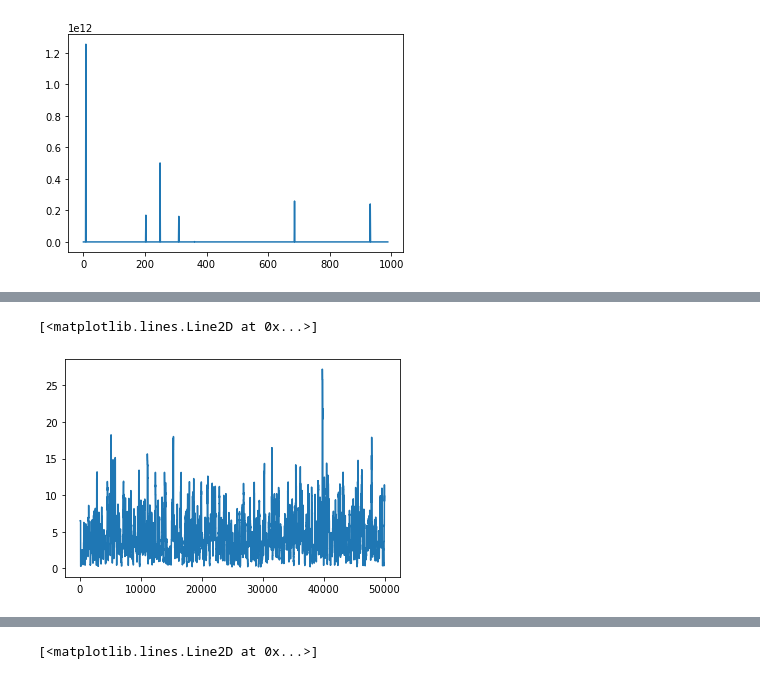
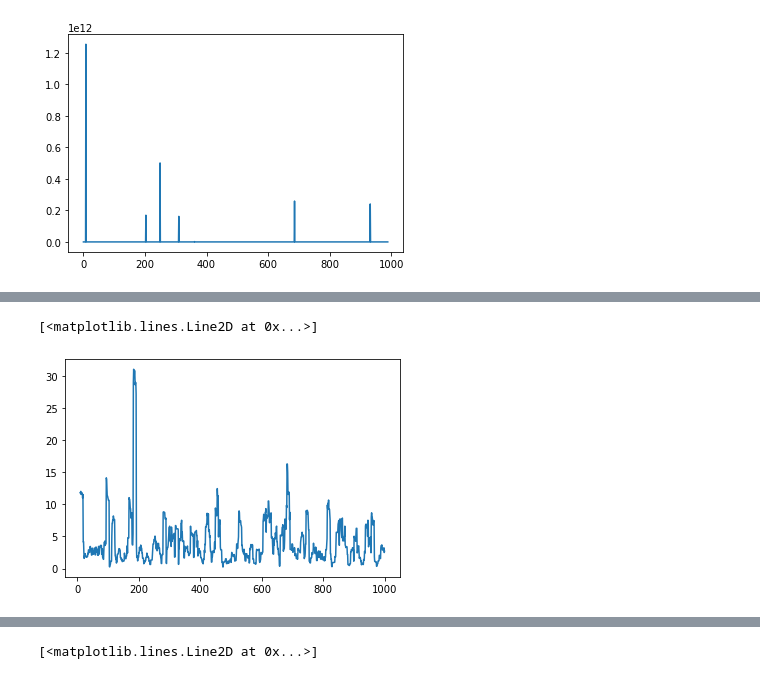
Before and after one commit to SpikeLab-CL/encodings_for_cold_start, a Jupyter notebook: modelo_final.ipynb, the cells around one changed output, grey strips where cells are left out. Saved outputs shown, nothing was run; the diff lists cells and outputs as text; code cells hidden in the pictures.

Commit message:
Model for movie categories

```diff
--- a/modelo_final.ipynb
+++ b/modelo_final.ipynb
@@ -272,7 +296,7 @@ elif cosine_annealing_scheduler:
 
     scheduler = torch.optim.lr_scheduler.CosineAnnealingLR(optimizer, tmax)
 # %%
-bs = 10
+bs = 300
 alpha = 1.0
 
 idx_batchs = np.arange(0, len(ratings_full), bs)
@@ -288,44 +316,34 @@ import tqdm
 # %%
+start = time.time()
 losses = []
 
-n_batches = 50_000#10_000
+n_batches = 10_000 #10_000
 n_batch = 0
 for idxs in tqdm.notebook.tqdm(idx_batchs[:n_batches]):
 
     batch_inds = slice(idxs, idxs+bs)
-    users = user_idx[batch_inds]
-    items = movie_idx[batch_inds]
-    p = preference[batch_inds]
-    c = confidence[batch_inds]
+    users = user_idx[batch_inds].cuda()
+    items = movie_idx[batch_inds].cuda()
+    p = preference[batch_inds].cuda()
+    c = confidence[batch_inds].cuda()
 
     prediction = model(users, items)
     loss = ((1 + alpha*c)*(prediction - p)**2).mean()
-    if loss < 0:
-        print("=====================================")
-        print("loss negativo")
-        print("prediction: ", prediction)
-        print("p: ", p)
-        print("alpha y c:", alpha, c)
-
-    if loss > 1e6:
-        print("=====================================")
-        print("loss mayor a un millón")
-        print("prediction: ", prediction)
-        print("p: ", p)
-        print("alpha y c:", alpha, c)
 
     loss.backward()
     optimizer.step()
     optimizer.zero_grad()
 
     losses += [loss]
-    if n_batch % 500 == 0:
-        print(np.array([x.detach().numpy() for x in losses])[-50::].mean())
+    #if n_batch % 500 == 0:
+    #    print(np.array([x.detach().numpy() for x in losses])[-50::].mean())
 
     n_batch += 1
     #scheduler.step() cada 100 batches
     if n_batch % 100 == 0:
         if sgd_con_step or cosine_annealing_scheduler:
             scheduler.step()
+
+print(f"Did {n_batches} batches of {bs} interactions in {(time.time() - start)/60 :2f} minutes")
 # %% [output]
 [interactive output not drawn]
@@ -364,7 +371,7 @@ tensor([0., 0., 0., 0., 0., 0., 0., 0., 0., 0.])
 [<matplotlib.lines.Line2D at 0x...>]
 [figure]
 # %%
-losses = np.array([x.detach().numpy() for x in losses])
+losses = np.array([x.cpu().detach().numpy() for x in losses])
 plt.plot(losses)
 # %% [output]
 [<matplotlib.lines.Line2D at 0x...>]
@@ -377,8 +379,8 @@ plt.plot(losses[losses > 0])
 # %%
-plt.plot(pd.Series(losses[losses >= 0]).rolling(window=100).mean())
+plt.plot(pd.Series(losses).rolling(window=10).mean())
 # %% [output]
 [<matplotlib.lines.Line2D at 0x...>]
-[figure, old version]
+[figure, new version]
 # %%
 plt.plot(pd.Series(losses[losses >= 0]).rolling(window=800).mean())
 # %% [output]
```
Also changed, not shown: parts of 20 cells of this notebook, 2 other files.
